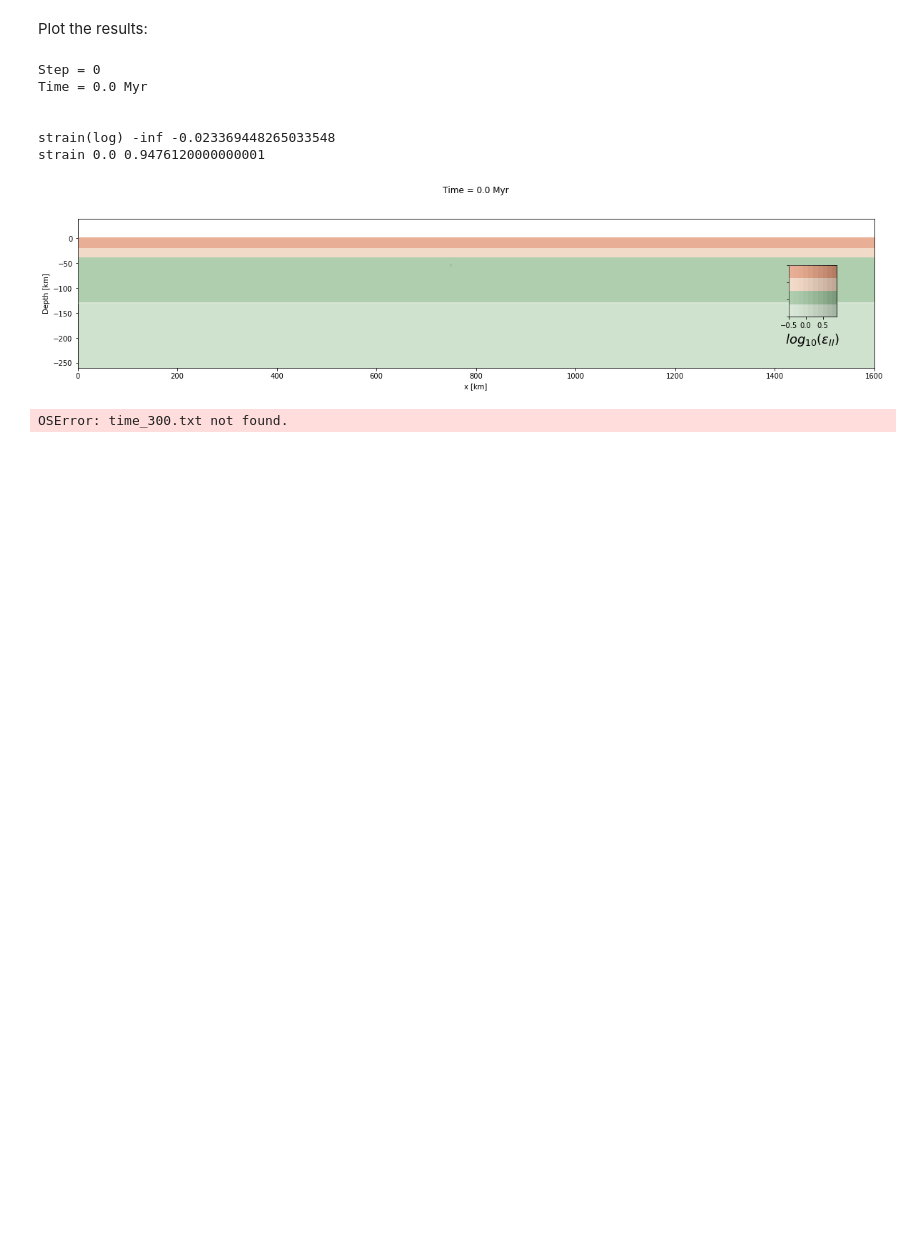
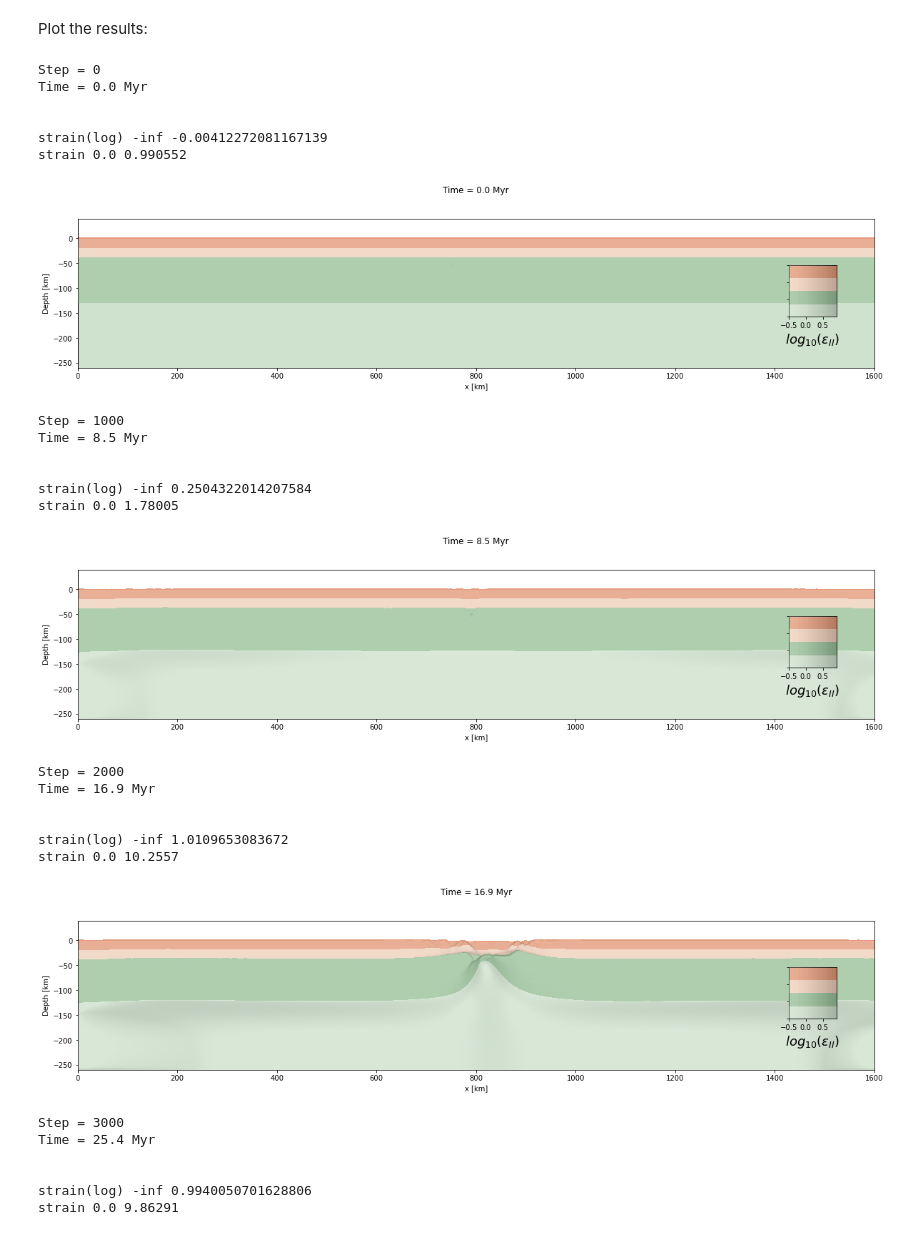
Before and after one commit to ggciag/mandyoc, a Jupyter notebook: examples/continental_rift_non_dimensional/create_input_and_plot_non_dim.ipynb, the cells around one changed output. Saved outputs shown, nothing was run; the diff lists cells and outputs as text; code cells hidden in the pictures; blank space fills up the shorter version.

```diff
--- a/examples/continental_rift_non_dimensional/create_input_and_plot_non_dim.ipynb
+++ b/examples/continental_rift_non_dimensional/create_input_and_plot_non_dim.ipynb
@@ -152,18 +146,19 @@ Hlc = 0.8e-6 / 2800.0
 with open("interfaces.txt", "w") as f:
     layer_properties = f"""
         C   1.0       1.0        0.1        1.0        1.0         1.0         1.0
-        rho {3378.0/drho0} {3354.0/drho0} {3354.0/drho0} {3354.0/drho0} {2800.0/drho0} {2700.0/drho0} {1.0/drho0}
+        rho 3378.0    3354.0     3354.0     3354.0     2800.0      2700.0      1.0
         H   0.0       9.0e-12    9.0e-12    9.0e-12    {Hlc}       {Huc}       0.0
         A   1.393e-14 2.4168e-15 2.4168e-15 2.4168e-15 8.574e-28   8.574e-28   1.0e-18
         n   3.0       3.5        3.5        3.5        4.0         4.0         1.0
         Q   429.0e3   540.0e3    540.0e3    540.0e3    222.0e3     222.0e3     0.0
         V   15.0e-6   25.0e-6    25.0e-6    25.0e-6    0.0         0.0         0.0
-    """ #Mod linha do rho
+    """
 
     for line in layer_properties.split("\n"):
         line = line.strip()
         if len(line):
             f.write(" ".join(line.split()) + "\n")
 
-    data = -1 * np.array(tuple(interfaces.values())).T /Lz0 #Mod
-    np.savetxt(f, data, fmt="%.7f") #Mod
+    # layer interfaces
+    data = -1 * np.array(tuple(interfaces.values())).T
+    np.savetxt(f, data, fmt="%.1f")
@@ -566,9 +544,9 @@ mpirun -n NUMBER_OF_CORES mandyoc \
 Determine the initial and final step to make the plots:
 # %%
 step_initial = 0
-step_final = 100
+step_final = 5000
 
-d_step = 300
+d_step = 1000
 # %% [markdown]
 Load the parameter file to generate the grid of the model:
 # %%
@@ -586,19 +564,10 @@ with open("param.txt", "r") as f:
     line = line.split()
     Lz = float(line[2])
 
-Lz *= Lz0 #Mod
-Lx *= Lz0 #Mod
-
 print(
     "nx:", Nx, "\n",
     "nz:", Nz, "\n",
     "Lx:", Lx, "\n",
     "Lz:", Lz
 )
-
-
-dt0 = visc0/(drho0*g0*Lz0) #Mod #Time conversion from the non-dimensional version to seconds
-print(dt0) #Mod
-
-seg_per_year = 365.*24.*3600.
 # %% [output]
@@ -626,8 +594,6 @@ for cont in range(step_initial, step_final + d_step, d_step):
     time = np.loadtxt("time_" + str(cont) + ".txt", dtype="str")
     time = time[:, 2:]
     time = time.astype("float")
-
-    time *= dt0/seg_per_year #Mod
 
     # Read density
     rho = pd.read_csv(
@@ -638,7 +604,6 @@ for cont in range(step_initial, step_final + d_step, d_step):
         header=None,
     )
     rho = rho.to_numpy()
-    rho *= drho0 #Mod
     rho[np.abs(rho) < 1.0e-200] = 0
     rho = np.reshape(rho, (Nx, Nz), order="F")
     rho = np.transpose(rho)
@@ -719,33 +684,52 @@ for cont in range(step_initial, step_final + d_step, d_step):
     air_threshold = 200
     plt.contourf(
         xxA,
         yyA,
         A,
         levels=[air_threshold, 2750, 2900, 3365, 3900],
         colors=colors,
     )
 
     plt.imshow(
         xxA[::-1, :],
         extent=[-0.5, 0.9, 0, 1.5],
         zorder=100,
         alpha=0.2,
         cmap=plt.get_cmap("Greys"),
         vmin=-0.5,
         vmax=0.9,
     )
 
     bv1.set_yticklabels([])
 
     plt.xlabel("$log_{10}(\epsilon_{II})$", size=18)
 
     plt.show()
 # %% [output]
 Step = 0
 Time = 0.0 Myr
 
 
-strain(log) -inf -0.023369448265033548
-strain 0.0 0.9476120000000001
+strain(log) -inf -0.00412272081167139
+strain 0.0 0.990552
 [figure]
-OSError: time_300.txt not found.
+Step = 1000
+Time = 8.5 Myr
+
+
+strain(log) -inf 0.2504322014207584
+strain 0.0 1.78005
+[figure, added]
+Step = 2000
+Time = 16.9 Myr
+
+
+strain(log) -inf 1.0109653083672
+strain 0.0 10.2557
+[figure, added]
+Step = 3000
+Time = 25.4 Myr
+
+
+strain(log) -inf 0.9940050701628806
+strain 0.0 9.86291
```
Also changed, not shown: parts of 8 cells of this notebook, 2 other files.
